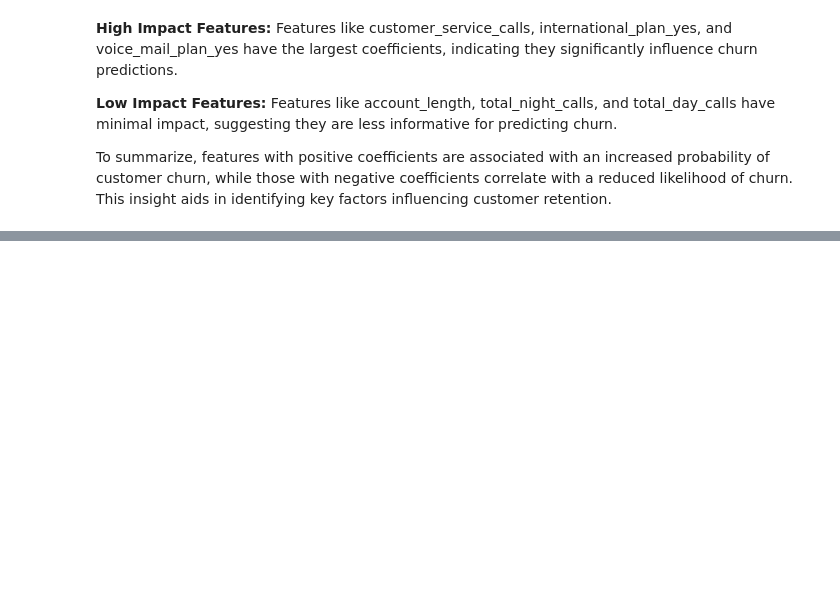
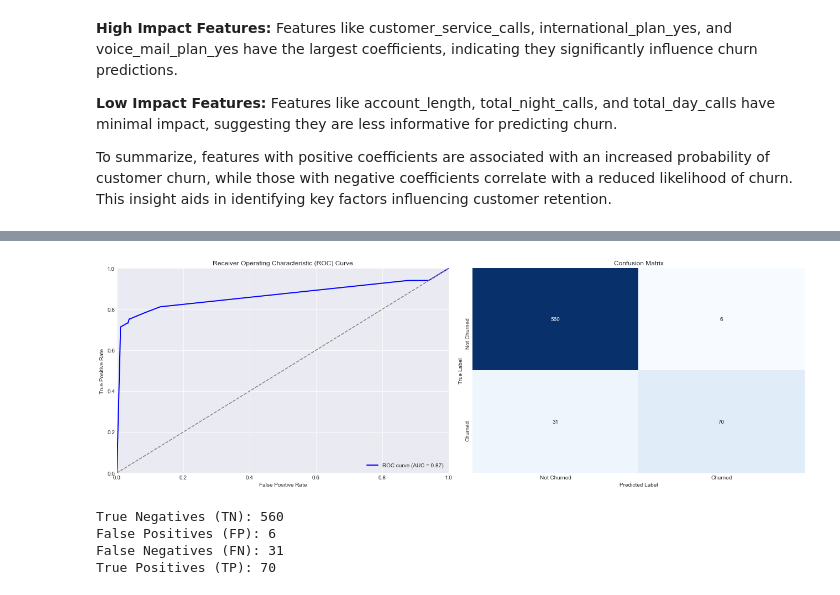
Before and after one commit to Annolyne/Phase3_Project, a Jupyter notebook: index.ipynb, the cells around one changed output, grey strips where cells are left out. Cells and saved outputs as stored; diff of their text form; code cells hidden in the pictures; blank space fills up the shorter version.

```diff
--- a/index.ipynb
+++ b/index.ipynb
@@ -916,0 +1129,59 @@ To summarize, features with positive coefficients are associated with an increas
+# %%
+from sklearn.metrics import roc_curve, roc_auc_score, confusion_matrix, ConfusionMatrixDisplay
+import matplotlib.pyplot as plt
+import seaborn as sns
+
+# Fit the model with the best parameters
+best_clf = grid_search.best_estimator_
+
+# Predict probabilities for the positive class (1)
+y_prob = best_clf.predict_proba(X_test)[:, 1]
+
+# Compute ROC curve
+fpr, tpr, _ = roc_curve(y_test, y_prob)
+roc_auc = roc_auc_score(y_test, y_prob)
+
+# Make predictions for confusion matrix
+y_pred = best_clf.predict(X_test)
+
+# Compute confusion matrix
+conf_matrix = confusion_matrix(y_test, y_pred)
+
+# Set up the figure with 2 subplots
+fig, (ax1, ax2) = plt.subplots(1, 2, figsize=(18, 6))
+
+# Plot ROC Curve
+ax1.plot(fpr, tpr, color='b', lw=2, label=f'ROC curve (AUC = {roc_auc:.2f})')
+ax1.plot([0, 1], [0, 1], color='gray', linestyle='--')
+ax1.set_xlim([0.0, 1.0])
+ax1.set_ylim([0.0, 1.0])
+ax1.set_xlabel('False Positive Rate')
+ax1.set_ylabel('True Positive Rate')
+ax1.set_title('Receiver Operating Characteristic (ROC) Curve')
+ax1.legend(loc="lower right")
+
+# Plot Confusion Matrix
+sns.heatmap(conf_matrix, annot=True, fmt="d", cmap='Blues', cbar=False, ax=ax2,
+            xticklabels=['Not Churned', 'Churned'],
+            yticklabels=['Not Churned', 'Churned'])
+ax2.set_xlabel('Predicted Label')
+ax2.set_ylabel('True Label')
+ax2.set_title('Confusion Matrix')
+
+# Adjust layout and show plot
+plt.tight_layout()
+plt.show()
+
+# Print the confusion matrix values
+tn, fp, fn, tp = conf_matrix.ravel()
+
+print("True Negatives (TN):", tn)
+print("False Positives (FP):", fp)
+print("False Negatives (FN):", fn)
+print("True Positives (TP):", tp)
+# %% [output]
+[figure, added]
+True Negatives (TN): 560
+False Positives (FP): 6
+False Negatives (FN): 31
+True Positives (TP): 70
```
Also changed, not shown: parts of 23 cells of this notebook.
